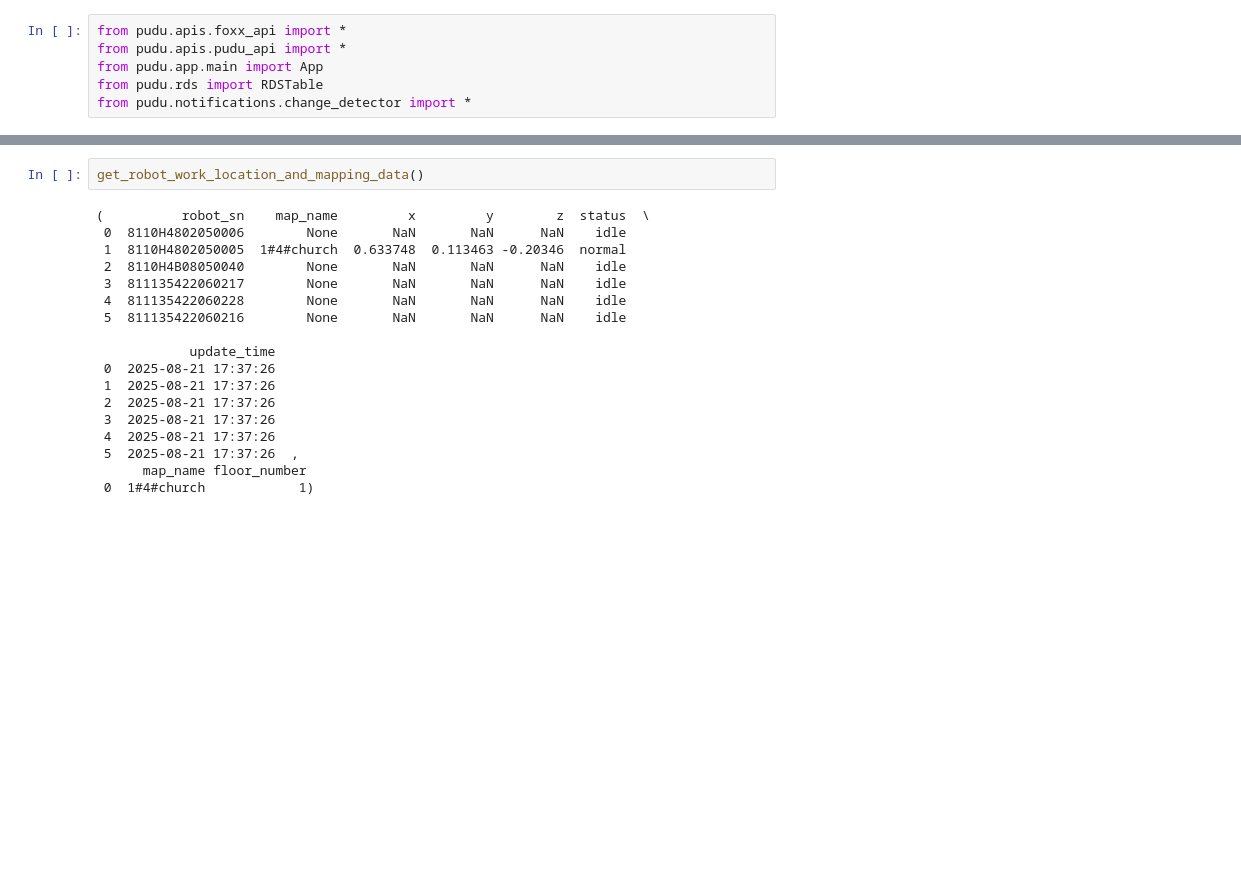
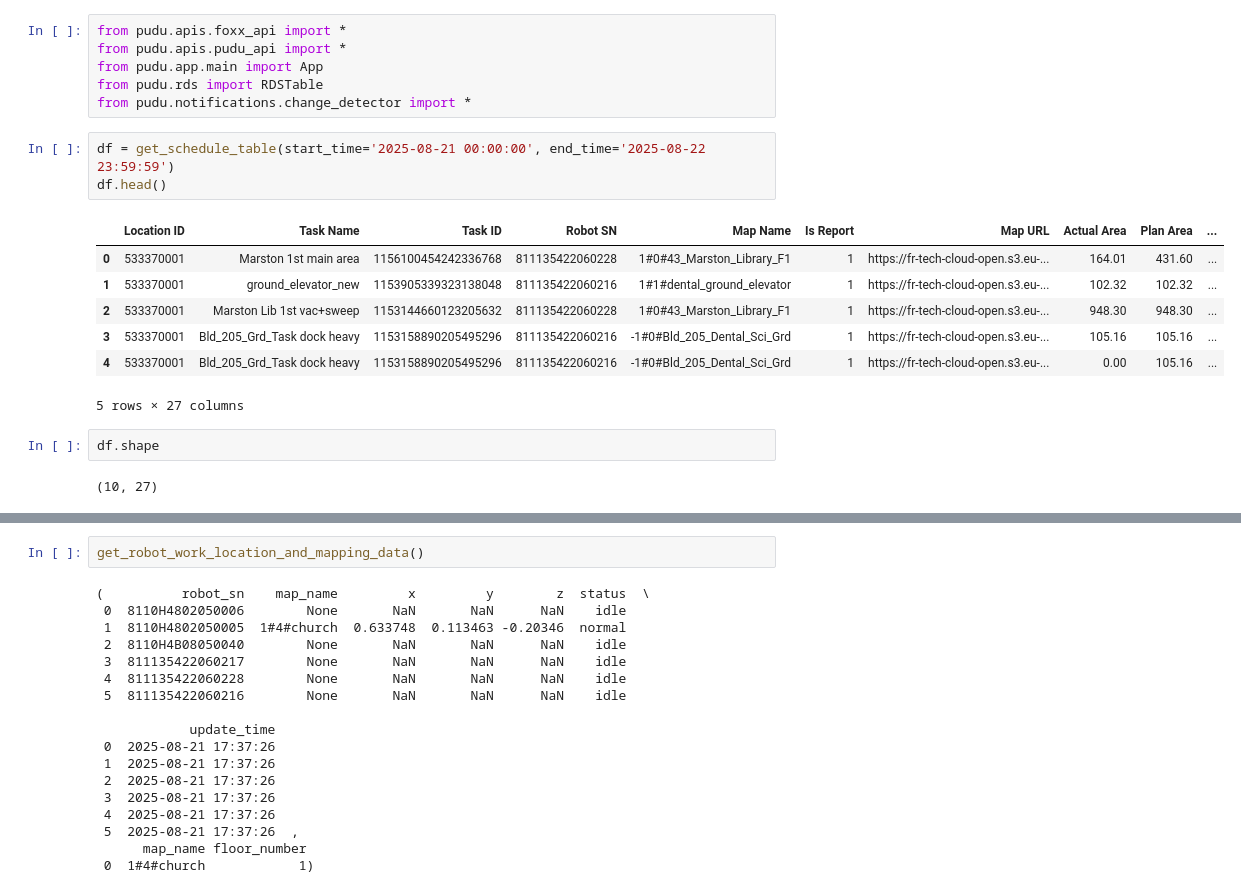
Before and after one commit to CarloCHEN/pudu_robot, a Jupyter notebook: src/ds.ipynb, the cells around one changed output, grey strips where cells are left out. Cells and saved outputs as stored; diff of their text form; blank space fills up the shorter version.

```diff
--- a/src/ds.ipynb
+++ b/src/ds.ipynb
@@ -4,3 +4,18 @@ from pudu.apis.pudu_api import *
 from pudu.app.main import App
 from pudu.rds import RDSTable
 from pudu.notifications.change_detector import *
+# %%
+df = get_schedule_table(start_time='2025-08-21 00:00:00', end_time='2025-08-22 23:59:59')
+df.head()
+# %% [output]
+|  | Location ID | Task Name | Task ID | Robot SN | Map Name | Is Report | Map URL | Actual Area | Plan Area | ... |
+| 0 | 533370001 | Marston 1st main area | 1156100454242336768 | 811135422060228 | 1#0#43_Marston_Library_F1 | 1 | https://fr-tech-cloud-open.s3.eu-... | 164.01 | 431.60 | ... |
+| 1 | 533370001 | ground_elevator_new | 1153905339323138048 | 811135422060216 | 1#1#dental_ground_elevator | 1 | https://fr-tech-cloud-open.s3.eu-... | 102.32 | 102.32 | ... |
+| 2 | 533370001 | Marston Lib 1st vac+sweep | 1153144660123205632 | 811135422060228 | 1#0#43_Marston_Library_F1 | 1 | https://fr-tech-cloud-open.s3.eu-... | 948.30 | 948.30 | ... |
+| 3 | 533370001 | Bld_205_Grd_Task dock heavy | 1153158890205495296 | 811135422060216 | -1#0#Bld_205_Dental_Sci_Grd | 1 | https://fr-tech-cloud-open.s3.eu-... | 105.16 | 105.16 | ... |
+| 4 | 533370001 | Bld_205_Grd_Task dock heavy | 1153158890205495296 | 811135422060216 | -1#0#Bld_205_Dental_Sci_Grd | 1 | https://fr-tech-cloud-open.s3.eu-... | 0.00 | 105.16 | ... |
+5 rows × 27 columns
+# %%
+df.shape
+# %% [output]
+(10, 27)
```
Also changed, not shown: parts of 4 cells of this notebook, 7 other files.
